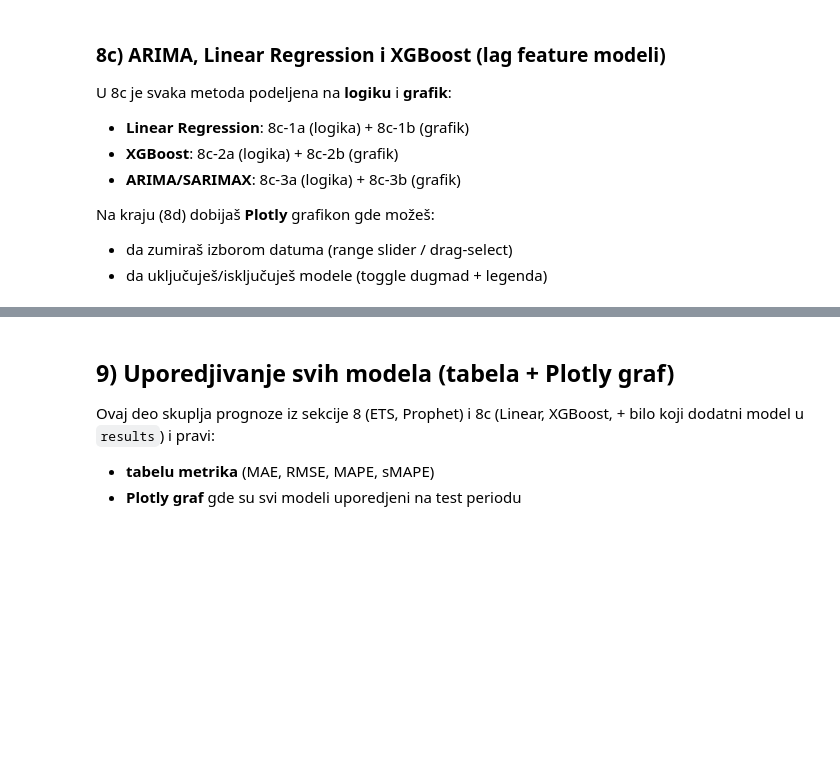
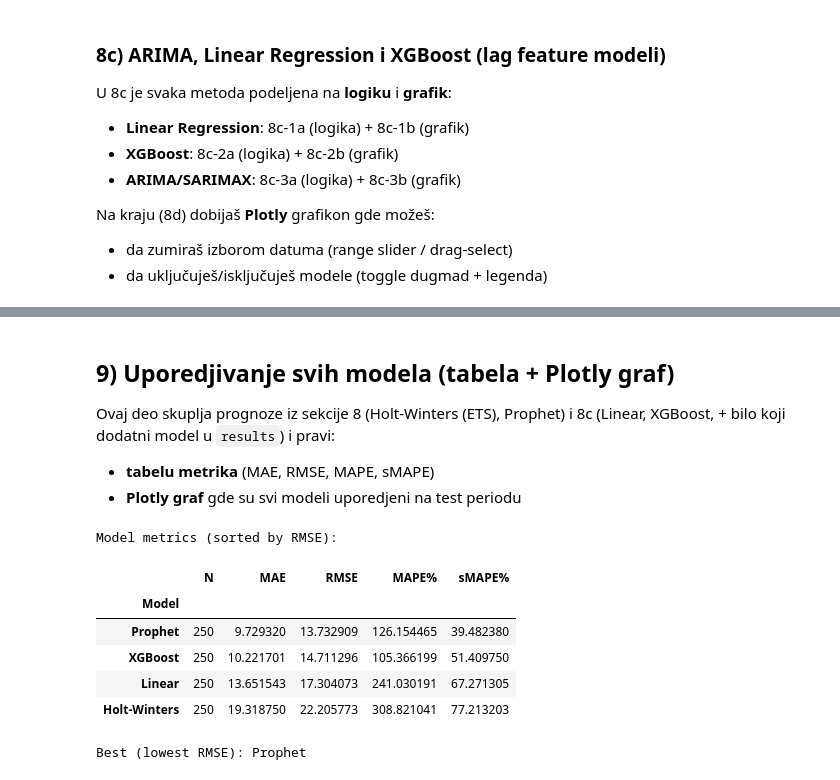
Before and after one commit to AndrijaLazic/Time-Series-Forecasting, a Jupyter notebook: python-roi/main_v2.ipynb, the cells around one changed output, grey strips where cells are left out. Saved outputs shown, nothing was run; the diff lists cells and outputs as text; code cells hidden in the pictures; blank space fills up the shorter version.

```diff
--- a/python-roi/main_v2.ipynb
+++ b/python-roi/main_v2.ipynb
@@ -1498,7 +1672,7 @@ plt.show()
 # %% [markdown]
 ## 9) Uporedjivanje svih modela (tabela + Plotly graf)
 
-Ovaj deo skuplja prognoze iz sekcije 8 (ETS, Prophet) i 8c (Linear, XGBoost, + bilo koji dodatni model u `results`) i pravi:
+Ovaj deo skuplja prognoze iz sekcije 8 (Holt-Winters (ETS), Prophet) i 8c (Linear, XGBoost, + bilo koji dodatni model u `results`) i pravi:
 - **tabelu metrika** (MAE, RMSE, MAPE, sMAPE)
 - **Plotly graf** gde su svi modeli uporedjeni na test periodu
 # %%
@@ -1585,8 +1759,10 @@ def _metrics(y_true: pd.Series, y_pred: pd.Series) -> dict:
 # -----------------------------
 preds = {}
 
-# ETS (8a)
-if "ets_fc" in globals():
+# Holt-Winters / ETS (8a)
+if "holt_winters_fc" in globals():
+    preds["Holt-Winters"] = _align_to_test(holt_winters_fc, y_true.index)
+elif "ets_fc" in globals():
     preds["ETS"] = _align_to_test(ets_fc, y_true.index)
 
 # Prophet (8b)
@@ -1635,30 +1811,39 @@ fig.add_trace(go.Scatter(
     x=train_view.index, y=train_view.values,
     mode="lines", name=f"train (last {VIEW_LAST_TRAIN_DAYS}d)"
 ))
 
 # Test actual
 fig.add_trace(go.Scatter(
     x=y_true.index, y=y_true.values,
     mode="lines", name="test (actual)"
 ))
 
 # Vertical split marker
 fig.add_vline(x=y_true.index.min(), line_dash="dash")
 
 # Forecasts
 for name, pred in preds.items():
     fig.add_trace(go.Scatter(
         x=pred.index, y=pred.values,
         mode="lines", name=f"{name} forecast"
     ))
 
 fig.update_layout(
     title=f"Model comparison — test forecast overlay (best RMSE: {best_model})",
     xaxis_title="date",
     yaxis_title="sales",
     hovermode="x unified",
     legend_title="series",
     height=520,
 )
 
 fig.show()
+# %% [output]
+Model metrics (sorted by RMSE):
+|  | N | MAE | RMSE | MAPE% | sMAPE% |
+| Model |  |  |  |  |  |
+| Prophet | 250 | 9.729320 | 13.732909 | 126.154465 | 39.482380 |
+| XGBoost | 250 | 10.221701 | 14.711296 | 105.366199 | 51.409750 |
+| Linear | 250 | 13.651543 | 17.304073 | 241.030191 | 67.271305 |
+| Holt-Winters | 250 | 19.318750 | 22.205773 | 308.821041 | 77.213203 |
+Best (lowest RMSE): Prophet
```
Also changed, not shown: parts of 15 cells of this notebook.
